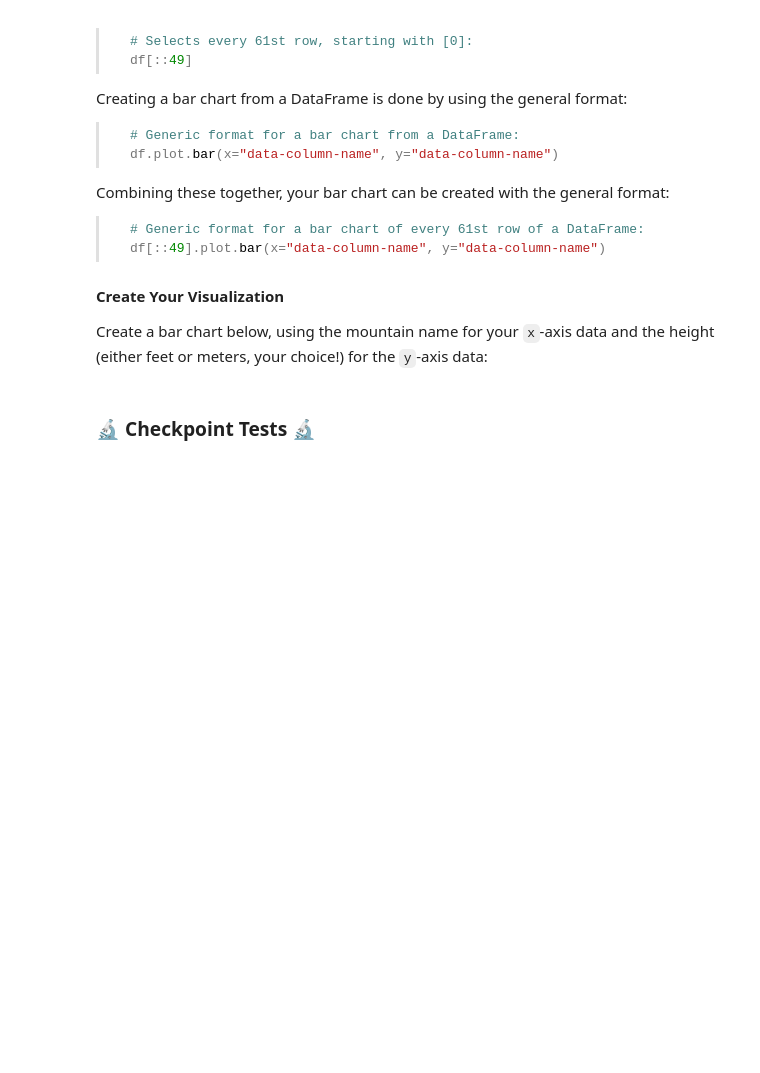
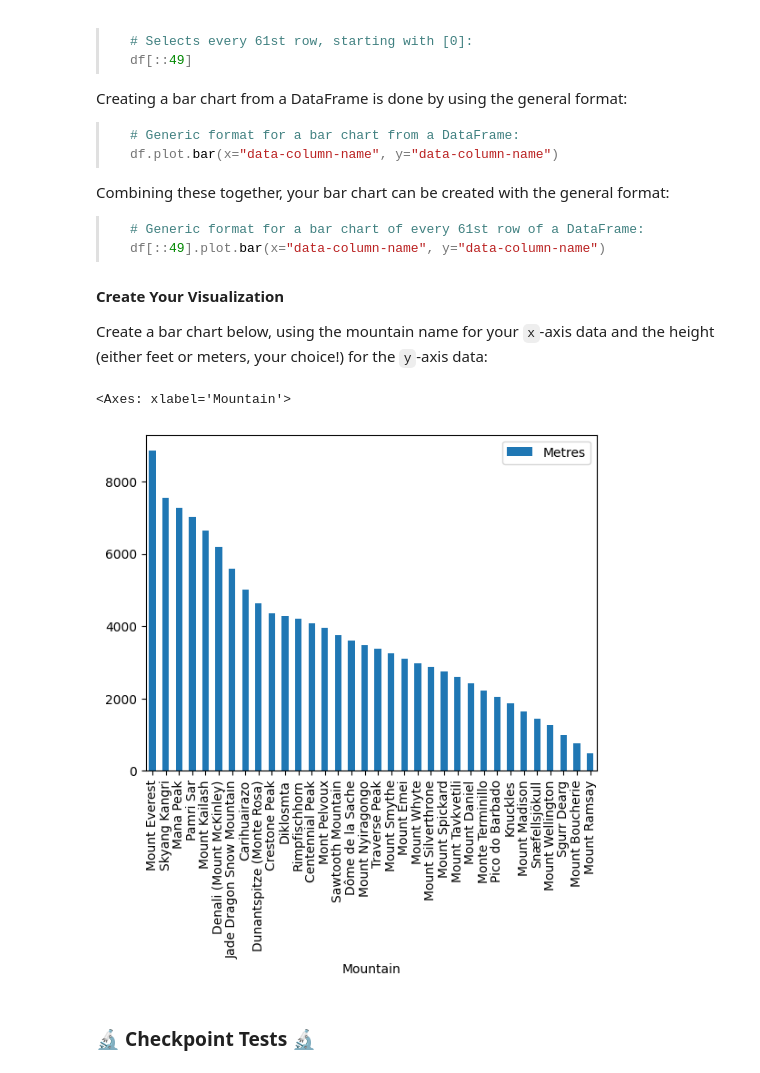
Before and after one commit to zihanl24-afk/discovery_microprojects, a Jupyter notebook: microproject-03-highest-mountains-in-the-world/microproject-03-highest-mountains-in-the-world.ipynb, the cells around one changed output. Drawn from its saved outputs; the diff is of its cells as text; code cells hidden in the pictures; blank space fills up the shorter version.

```diff
--- a/microproject-03-highest-mountains-in-the-world/microproject-03-highest-mountains-in-the-world.ipynb
+++ b/microproject-03-highest-mountains-in-the-world/microproject-03-highest-mountains-in-the-world.ipynb
@@ -60,5 +60,6 @@ In the cell below, load the HTML page using the filename above and fetch a list
 # "List of mountains by elevation" store it in the Python variable `dfList`.
 # The filename of the downloaded HTML page is:
 #    "List of mountains by elevation - Wikipedia.html"
-dfList = ...
+import pandas as pd
+dfList=pd.read_html("List of mountains by elevation - Wikipedia.html")
 dfList
@@ -139,0 +202,3 @@ df
+# %%
+df = pd.concat([dfList[0],dfList[1],dfList[2],dfList[3],dfList[4],dfList[5],dfList[6],dfList[7],dfList[8]]).reset_index()
+df
@@ -251,8 +366,11 @@ Create a bar chart below, using the mountain name for your `x`-axis data and the
 # %%
 # Create a bar chart
 # - using the mountain name for your `x`-axis data, and
 # - using the height (either feet or meters, your choice!) for the `y`-axis data
-...
+df[::49].plot.bar(x="Mountain", y="Metres")
+# %% [output]
+<Axes: xlabel='Mountain'>
+[figure, added]
 # %% [markdown]
 ### 🔬 Checkpoint Tests 🔬
 # %%
```
Also changed, not shown: parts of 13 cells of this notebook.
